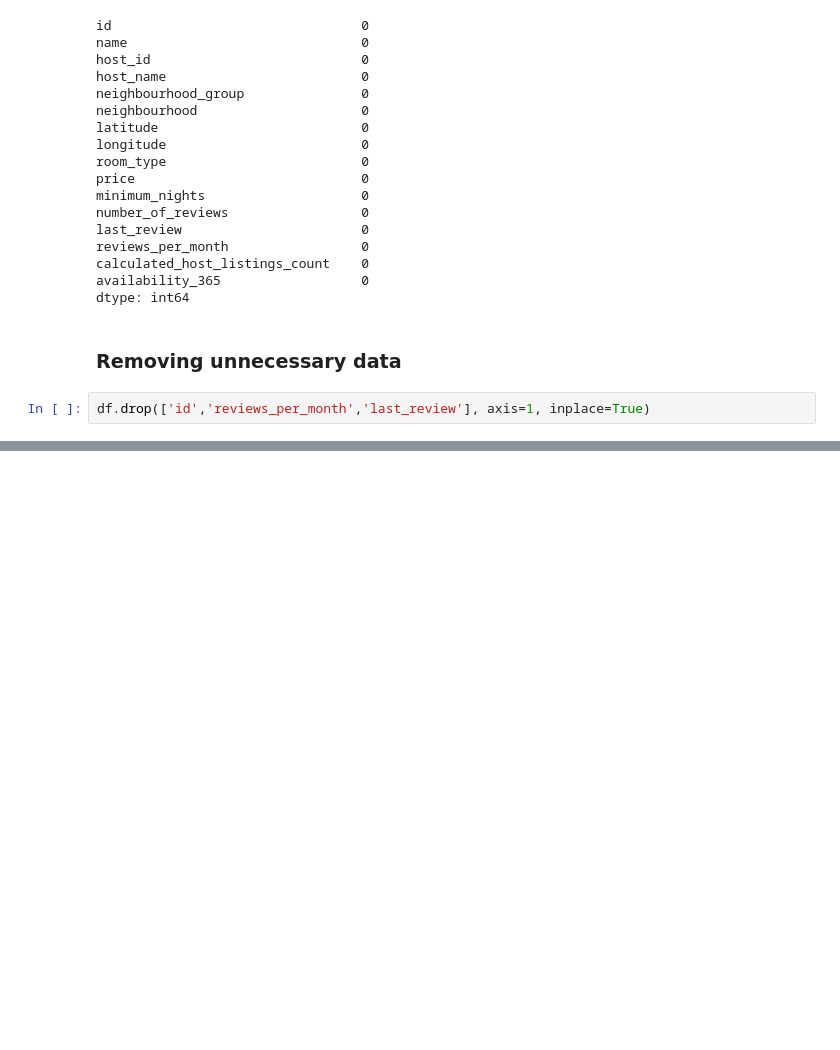
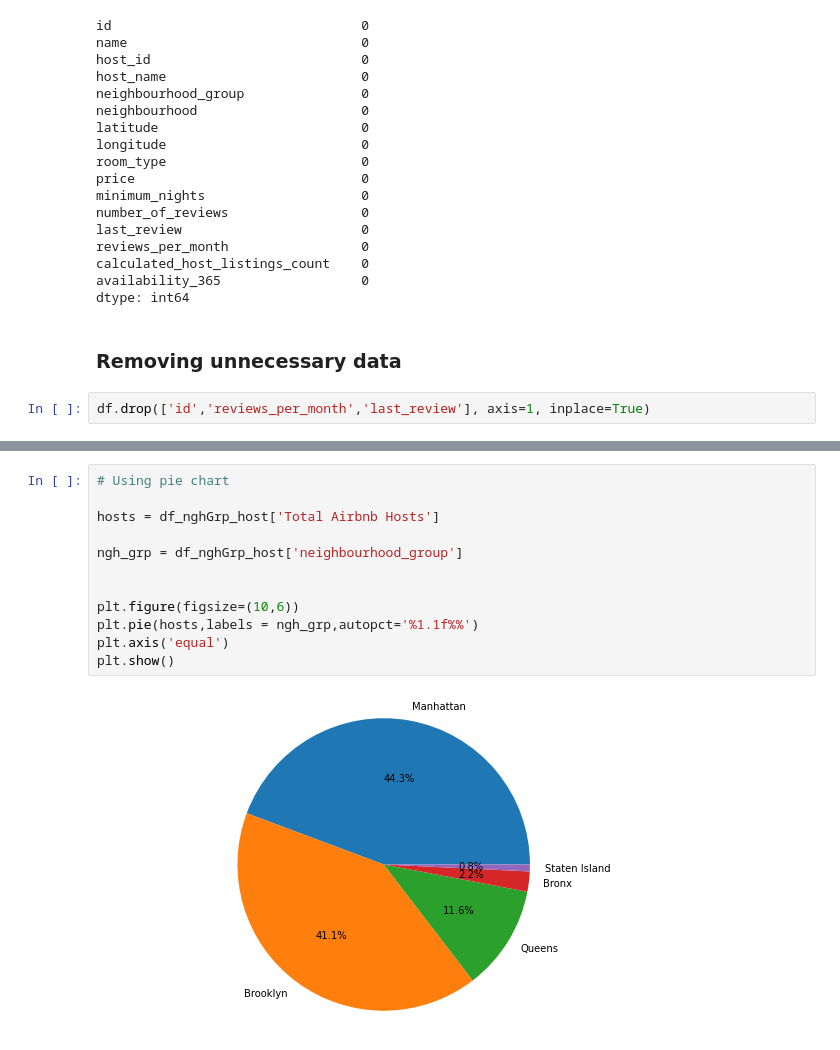
Before and after one commit to mohd-sahil/Airbnb-Bookings-Analysis-EDA, a Jupyter notebook: Airbnb_Bookings_Analysis_Capstone_Project.ipynb, the cells around one changed output, grey strips where cells are left out. Cells and saved outputs as stored; diff of their text form; blank space fills up the shorter version.

```diff
--- a/Airbnb_Bookings_Analysis_Capstone_Project.ipynb
+++ b/Airbnb_Bookings_Analysis_Capstone_Project.ipynb
@@ -123,0 +146,14 @@ df.drop(['id','reviews_per_month','last_review'], axis=1, inplace=True)
+# %%
+# Using pie chart
+
+hosts = df_nghGrp_host['Total Airbnb Hosts']
+
+ngh_grp = df_nghGrp_host['neighbourhood_group']
+
+
+plt.figure(figsize=(10,6))
+plt.pie(hosts,labels = ngh_grp,autopct='%1.1f%%')
+plt.axis('equal')
+plt.show()
+# %% [output]
+[figure, added]
```
Also changed, not shown: parts of 4 cells of this notebook.
